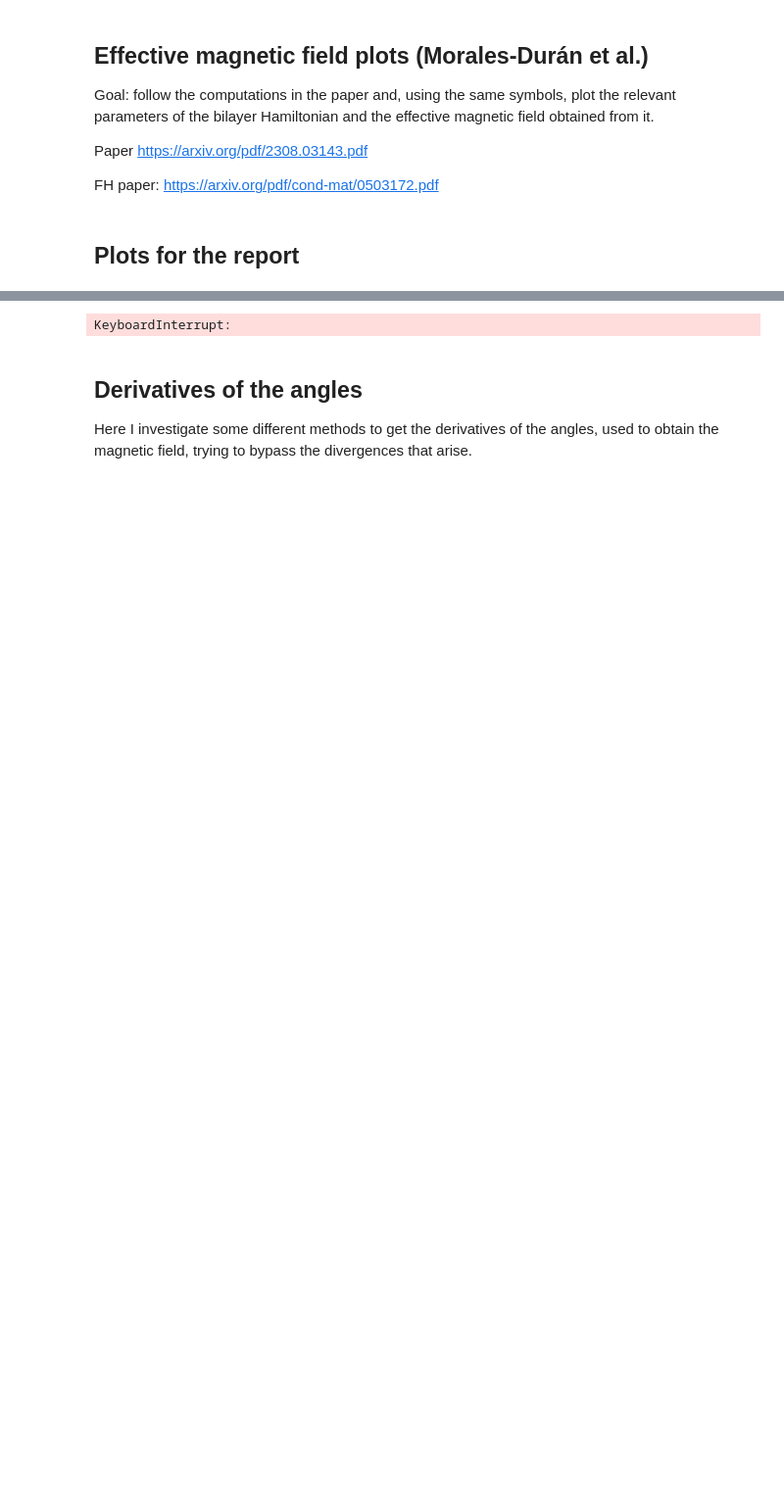
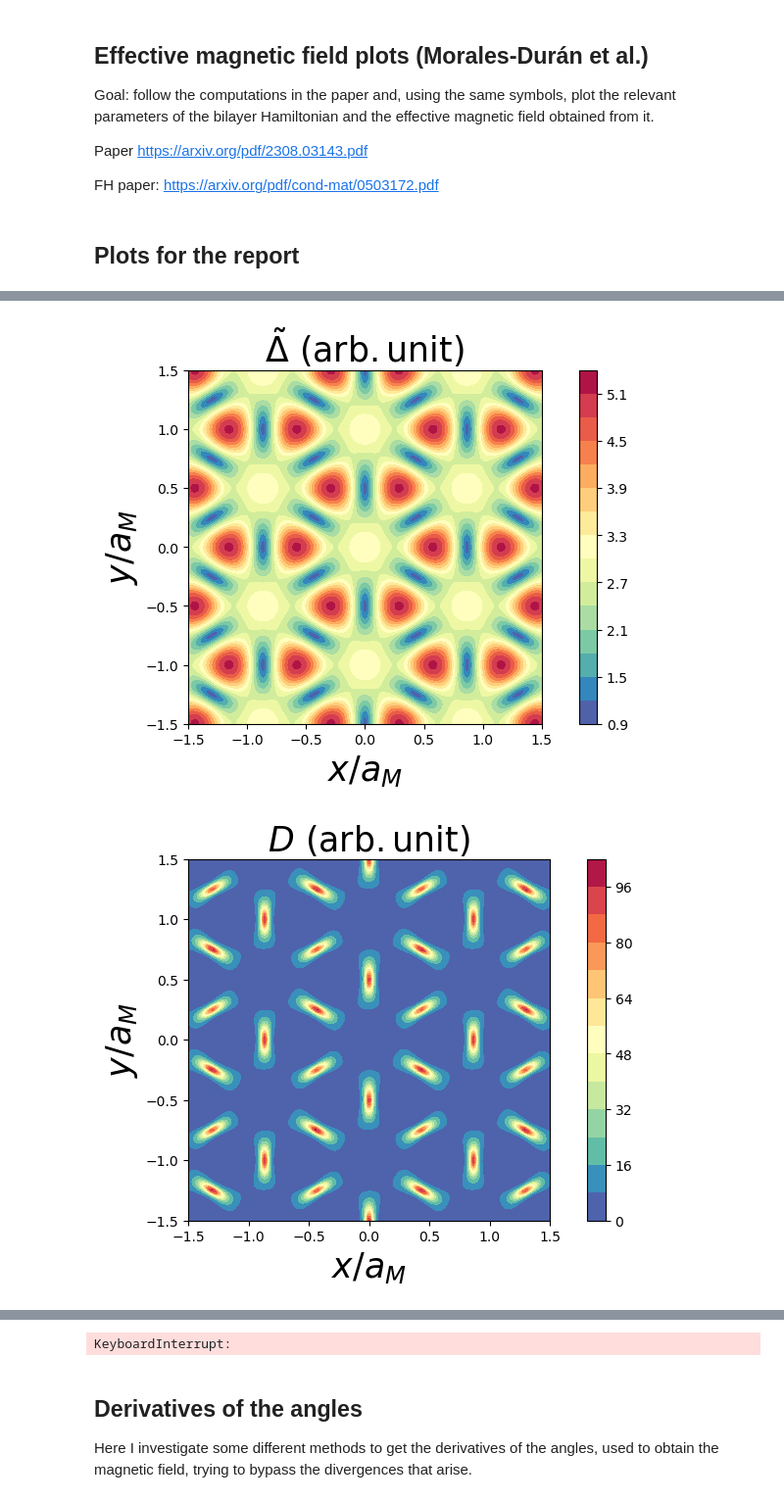
Before and after one commit to DaanTimmers/DT_Part_III_Project, a Jupyter notebook: Gauge field.ipynb, the cells around one changed output, grey strips where cells are left out. Shown: that part at 98% size. Cells and saved outputs as stored; diff of their text form; code cells hidden in the pictures; blank space fills up the shorter version.

```diff
--- a/Gauge field.ipynb
+++ b/Gauge field.ipynb
@@ -399,0 +409,36 @@ plt.show()
+# %%
+fig, ax = plt.subplots(layout='constrained')
+
+ax.set_aspect('equal')
+ax.set_title('$\\tilde{\Delta} \ (\mathrm{arb. unit})$', size=25)
+ax.set_xlabel('$x/a_M$', size=25)
+ax.set_ylabel('$y/a_M$',size=25)
+contours = ax.contourf(bilayer.xx / bilayer.aM, bilayer.yy / bilayer.aM, bilayer.Zeeman, 15, cmap='Spectral_r')
+cbar = fig.colorbar(contours)
+plt.savefig('Zeeman.pdf')
+plt.show()
+
+fig, ax = plt.subplots(layout='constrained')
+
+ax.set_aspect('equal')
+ax.set_title('$D \ (\mathrm{arb. unit})$', size=25)
+ax.set_xlabel('$x/a_M$', size=25)
+ax.set_ylabel('$y/a_M$',size=25)
+contours = ax.contourf(bilayer.xx / bilayer.aM, bilayer.yy / bilayer.aM, bilayer.D, 15, cmap='Spectral_r')
+cbar = fig.colorbar(contours)
+plt.savefig('Kinetic_pot.pdf')
+plt.show()
+
+fig, ax = plt.subplots(layout='constrained')
+
+ax.set_aspect('equal')
+ax.set_title('$B \ (\mathrm{arb. unit})$', size=25)
+ax.set_xlabel('$x/a_M$', size=25)
+ax.set_ylabel('$y/a_M$',size=25)
+contours = ax.contourf(bilayer.xx / bilayer.aM, bilayer.yy / bilayer.aM, bilayer.B, 15, cmap='Spectral_r')
+cbar = fig.colorbar(contours)
+plt.savefig('B_field.pdf')
+plt.show()
+# %% [output]
+[figure, added]
+[figure, added]
```
Also changed, not shown: parts of 4 cells of this notebook, 8 other files.
